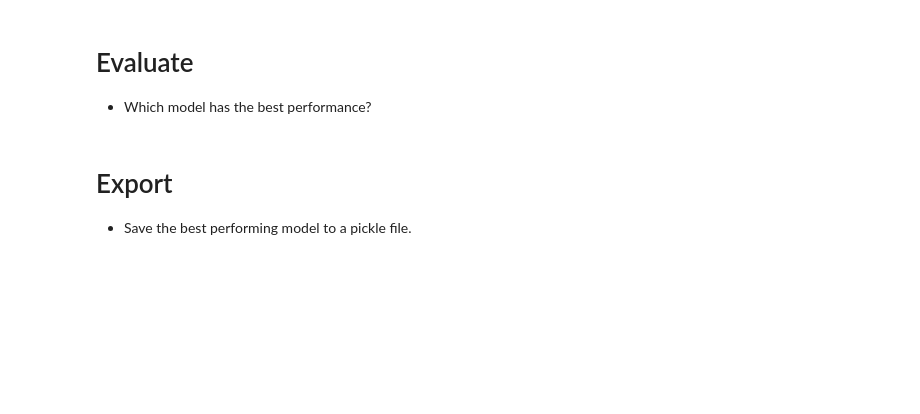
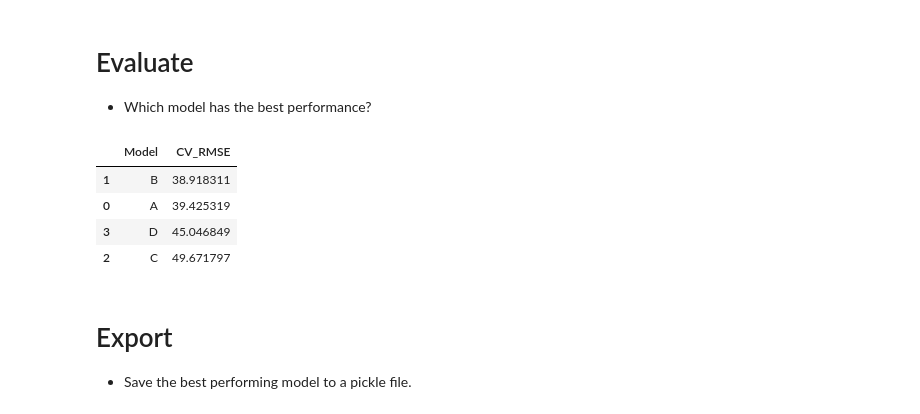
Before and after one commit to YipingMa9377/production, a Jupyter notebook: 02_activities/assignments/assignment_2.ipynb, the cells around one changed output. Saved outputs shown, nothing was run; the diff lists cells and outputs as text; code cells hidden in the pictures; blank space fills up the shorter version.

```diff
--- a/02_activities/assignments/assignment_2.ipynb
+++ b/02_activities/assignments/assignment_2.ipynb
@@ -185,4 +244,8 @@ Create a [model pipeline](https://scikit-learn.org/stable/modules/generated/skle
 # %%
 # Pipeline B = preproc2 + baseline
+pipeline_B = Pipeline([
+    ('preprocess', preproc2),
+    ('model', Ridge())
+])
 # %%
 # Pipeline C = preproc1 + advanced model
@@ -196,0 +324,9 @@ Create a [model pipeline](https://scikit-learn.org/stable/modules/generated/skle
+# %%
+grid_cv_B = GridSearchCV(
+    estimator=pipeline_B,
+    param_grid=param_grid_A,
+    scoring = scoring,
+    cv = 5,
+    refit = True)
+
+grid_cv_B.fit(X_train, Y_train)
@@ -196,0 +353,9 @@ Create a [model pipeline](https://scikit-learn.org/stable/modules/generated/skle
+# %%
+grid_cv_C = GridSearchCV(
+    estimator=pipeline_C,
+    param_grid=param_grid_C,
+    scoring = scoring,
+    cv = 5,
+    refit = True )
+
+grid_cv_C.fit(X_train, Y_train)
@@ -196,0 +383,9 @@ Create a [model pipeline](https://scikit-learn.org/stable/modules/generated/skle
+# %%
+grid_cv_D = GridSearchCV(
+    estimator=pipeline_D,
+    param_grid=param_grid_D,
+    scoring = scoring,
+    cv = 5,
+    refit = True)
+
+grid_cv_D.fit(X_train, Y_train)
@@ -198,6 +411,25 @@ Create a [model pipeline](https://scikit-learn.org/stable/modules/generated/skle
 # Evaluate
 
 + Which model has the best performance?
+# %%
+results = pd.DataFrame({
+    "Model": ["A", "B", "C", "D"],
+    "CV_RMSE": [
+        -grid_cv_A.best_score_,
+        -grid_cv_B.best_score_,
+        -grid_cv_C.best_score_,
+        -grid_cv_D.best_score_
+    ]
+})
+
+results = results.sort_values("CV_RMSE")
+results
+# %% [output]
+|  | Model | CV_RMSE |
+| 1 | B | 38.918311 |
+| 0 | A | 39.425319 |
+| 3 | D | 45.046849 |
+| 2 | C | 49.671797 |
 # %% [markdown]
 # Export
 
```
Also changed, not shown: parts of 23 cells of this notebook, 1 other file.
